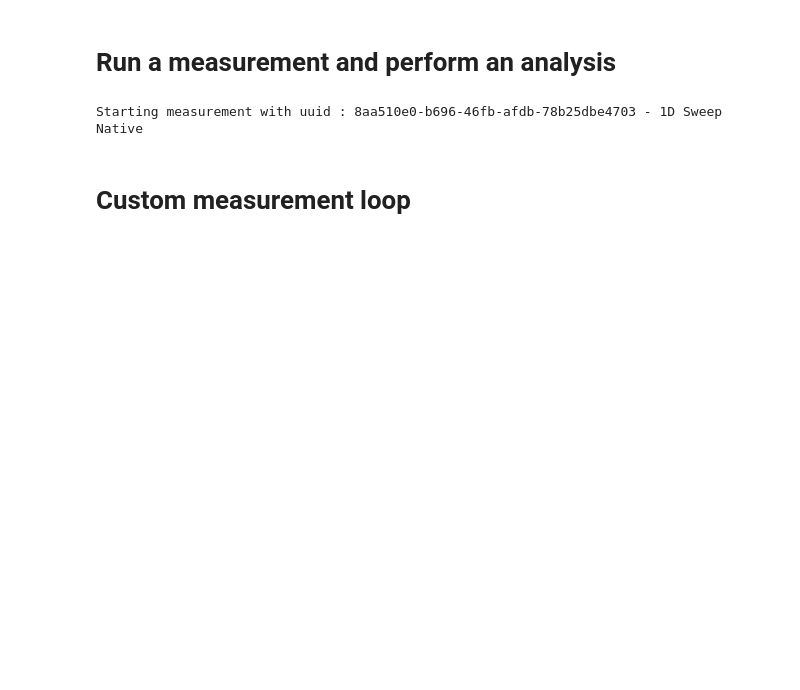
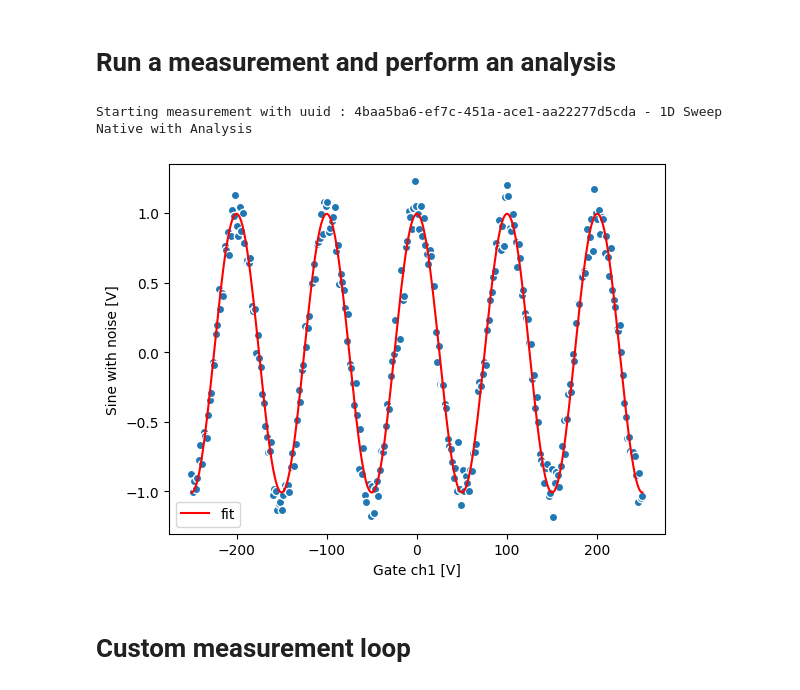
Before and after one commit to qEncoder/dataQruiser, a Jupyter notebook: examples/Example 2 - Native data acquisition.ipynb, the cells around one changed output. Drawn from its saved outputs; the diff is of its cells as text; code cells hidden in the pictures; blank space fills up the shorter version.

```diff
--- a/examples/Example 2 - Native data acquisition.ipynb
+++ b/examples/Example 2 - Native data acquisition.ipynb
@@ -46,36 +46,37 @@ import numpy as np
 
 def cos_func(x, amp, freq, phase, offset):
     return amp * np.cos(2*np.pi*freq*x + phase) + offset
 
 # Get the xarray dataset
 dsx = dsq['measurement.hdf5'].xarray
 
 # Fit the data
 popt, pcov = curve_fit(cos_func, dsx.ch1, dsx.measure_param_1, p0=[1.0, 0.01, 0, 0])
 fit_data = cos_func(dsx.ch1, *popt)
 
 # Add fit data to dataset and link variables for joint plotting
 dsx['fit'] = fit_data
 dsx['fit'].attrs.update({'__join_plot': 'measure_param_1'})
 dsx.measure_param_1.attrs.update({'__join_plot': 'fit'})
 dsq['analysis.hdf5'] = dsx
 
 # Plot the fit
 dsx.measure_param_1.plot.scatter()
 plt.plot(dsx.ch1, fit_data, 'r-', label='fit')
 plt.legend()
-plt.savefig('fit.png')
+plt.savefig('data/fit.png')
 
 # UPLOAD the analysis to the database
-dsq['fit.png'] = Path('fit.png')
+dsq['fit.png'] = Path('data/fit.png')
 dsq['fit_params.json'] = {
     'amplitude': popt[0],
     'frequency': popt[1],
     'phase': popt[2],
     'offset': popt[3]
 }
 # %% [output]
-Starting measurement with uuid : 8aa510e0-b696-46fb-afdb-78b25dbe4703 - 1D Sweep Native
+Starting measurement with uuid : 4baa5ba6-ef7c-451a-ace1-aa22277d5cda - 1D Sweep Native with Analysis
+[figure, added]
 # %% [markdown]
 # Custom measurement loop
 # %%
```
Also changed, not shown: parts of 2 cells of this notebook, 3 other files.
